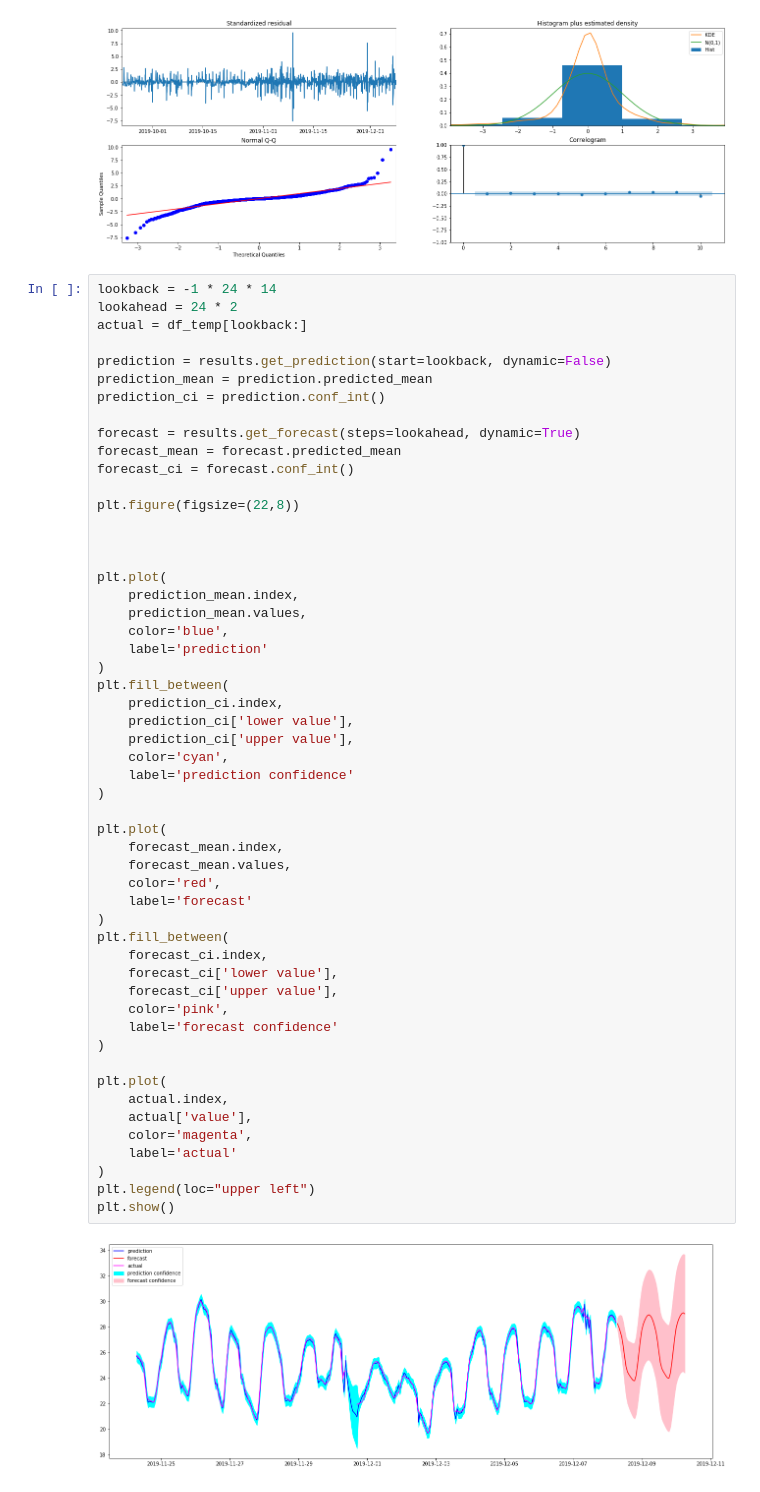
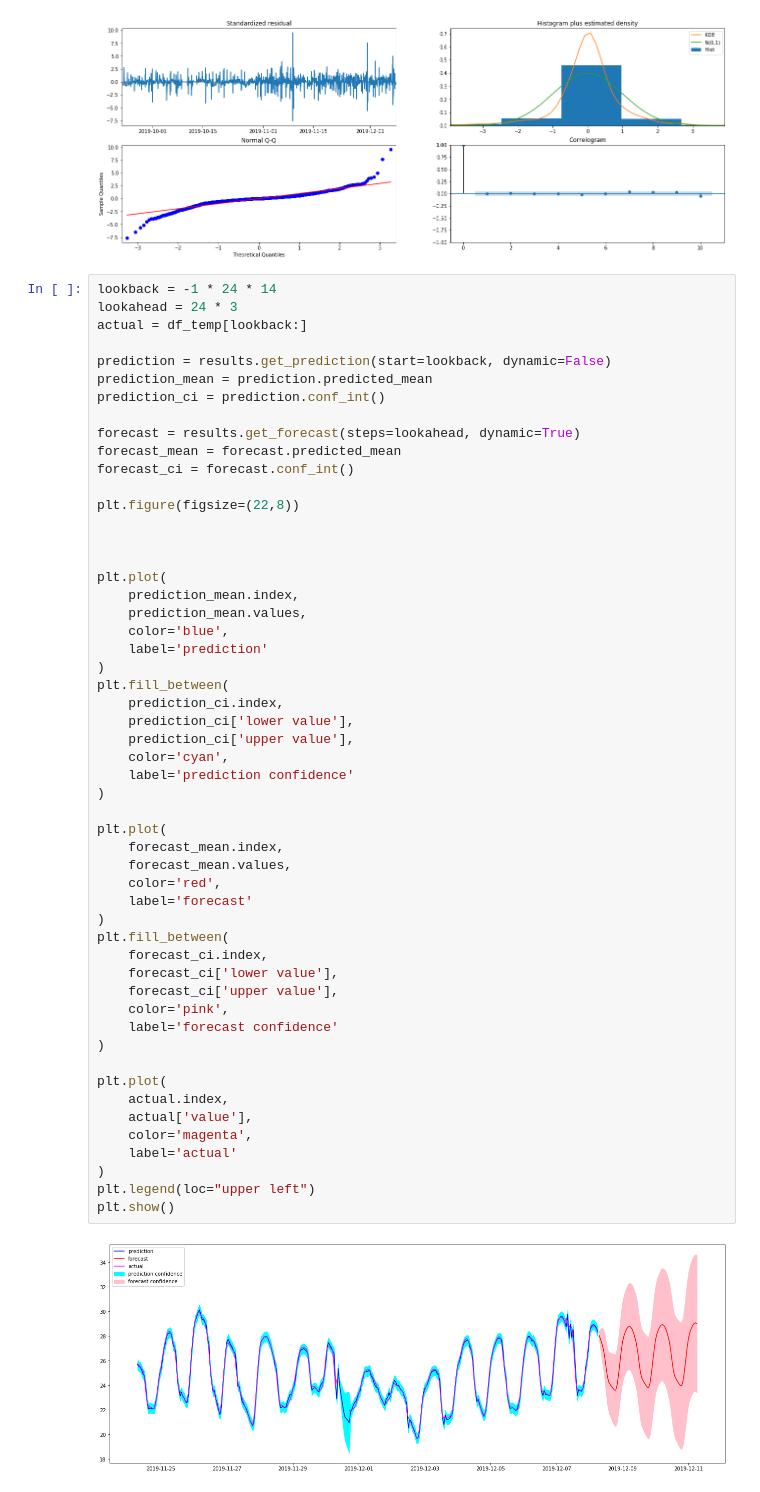
Before and after one commit to neozenith/temperature-timeseries, a Jupyter notebook: analysis.ipynb, the cells around one changed output. Drawn from its saved outputs; the diff is of its cells as text.

```diff
--- a/analysis.ipynb
+++ b/analysis.ipynb
@@ -329,7 +350,7 @@ results.plot_diagnostics(figsize=(22,8))
 [figure]
 # %%
 lookback = -1 * 24 * 14
-lookahead = 24 * 2
+lookahead = 24 * 3
 actual = df_temp[lookback:]
 
 prediction = results.get_prediction(start=lookback, dynamic=False)
@@ -354,31 +375,31 @@ plt.fill_between(
     prediction_ci.index,
     prediction_ci['lower value'],
     prediction_ci['upper value'],
     color='cyan',
     label='prediction confidence'
 )
 
 plt.plot(
     forecast_mean.index,
     forecast_mean.values,
     color='red',
     label='forecast'
 )
 plt.fill_between(
     forecast_ci.index,
     forecast_ci['lower value'],
     forecast_ci['upper value'],
     color='pink',
     label='forecast confidence'
 )
 
 plt.plot(
     actual.index,
     actual['value'],
     color='magenta',
     label='actual'
 )
 plt.legend(loc="upper left")
 plt.show()
 # %% [output]
-[figure, old version]
+[figure, new version]
```
Also changed, not shown: parts of 9 cells of this notebook, 1 other file.
